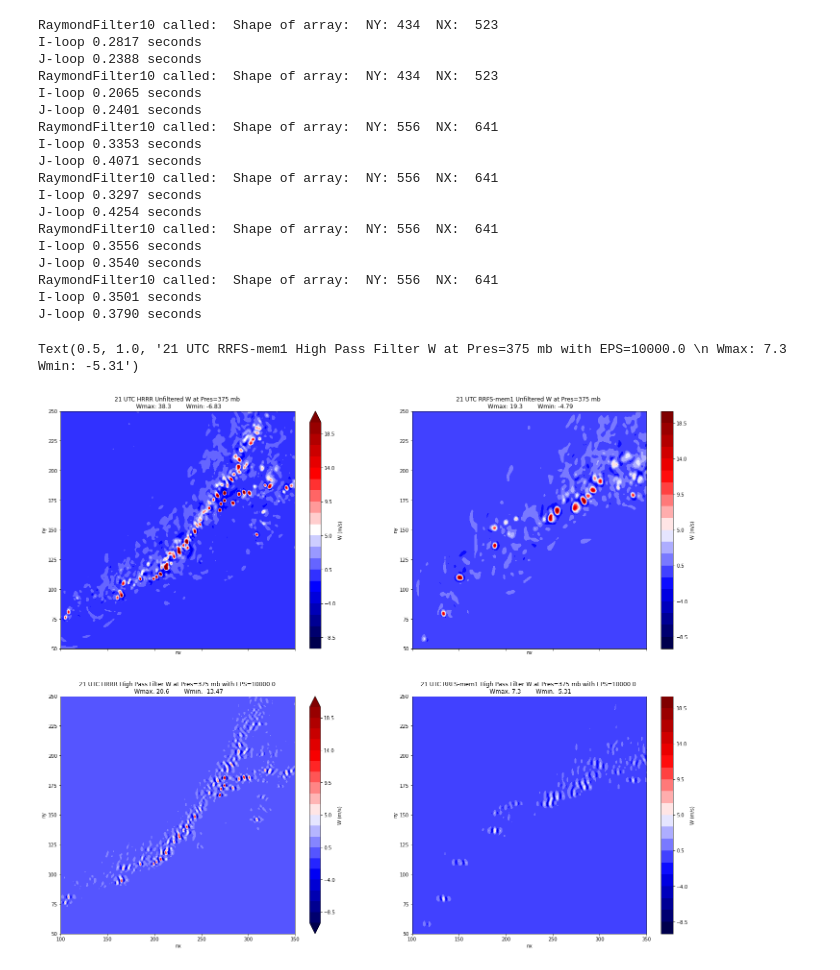
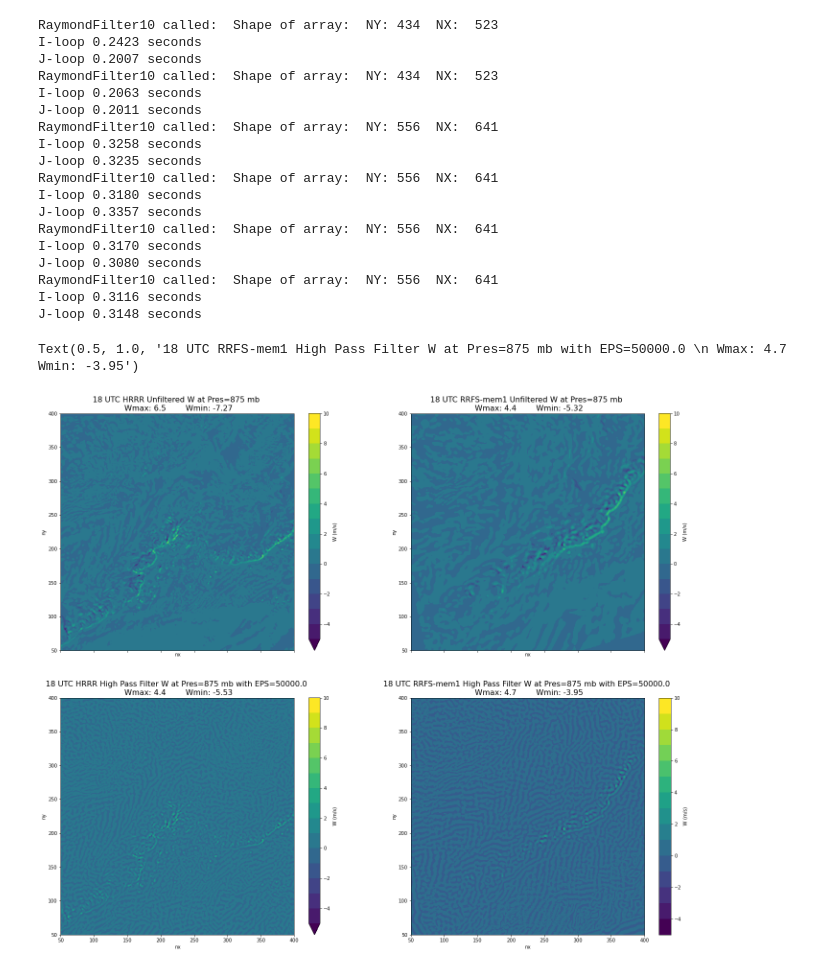
Before and after one commit to louiswicker/my_IPythonNotebooks, a Jupyter notebook: FV3_ARW_tools/filter.ipynb, the cells around one changed output. Saved outputs shown, nothing was run; the diff lists cells and outputs as text; code cells hidden in the pictures.

Commit message:
Fixed bug in 2D filtering - improved some of the plotting for 1 and 2D.

```diff
--- a/FV3_ARW_tools/filter.ipynb
+++ b/FV3_ARW_tools/filter.ipynb
@@ -20,16 +20,14 @@ plevels = np.asarray([100000.,  97500.,  95000.,  92500.,  90000.,  87500.,  850
                         2000.,   1000.,    700.,    500.,    200.])
 nz_new = plevels.shape[0]
 
-vmin = -10.
-vmax = 20.
-
-clevels = np.linspace(vmin, vmax, 21)
-print(clevels)
-
-klevel = 25
+klevel = 5
 plevel = plevels[klevel]
 
-utc = 21
+
+print(plevel)
+
+
+utc = 18
 
 def title_string(time, pres, label, wmax, wmin, eps=None):
     if eps:
@@ -55,7 +52,7 @@ gw_tmp2 = np.zeros_like(gw_tmp)
 
 g.variables['W'][...] = np.nan_to_num(g.W)
 # %%
-eps = 10000.
+eps = 50000.
 
 for k in np.arange(klevel-1,klevel+1):
     # fw_tmp2[k] = RaymondFilter6(fw_tmp[k].transpose(),eps).transpose()
@@ -72,39 +69,58 @@ for k in np.arange(klevel-2,klevel+2):
 gw_tmp2 = g.W.copy(data=(gw_tmp-gw_tmp2))
 # %% [output]
 RaymondFilter10 called:  Shape of array:  NY: 434  NX:  523
-I-loop 0.2817 seconds
-J-loop 0.2388 seconds
+I-loop 0.2423 seconds
+J-loop 0.2007 seconds
 RaymondFilter10 called:  Shape of array:  NY: 434  NX:  523
-I-loop 0.2065 seconds
-J-loop 0.2401 seconds
+I-loop 0.2063 seconds
+J-loop 0.2011 seconds
 RaymondFilter10 called:  Shape of array:  NY: 556  NX:  641
-I-loop 0.3353 seconds
-J-loop 0.4071 seconds
+I-loop 0.3258 seconds
+J-loop 0.3235 seconds
 RaymondFilter10 called:  Shape of array:  NY: 556  NX:  641
-I-loop 0.3297 seconds
-J-loop 0.4254 seconds
+I-loop 0.3180 seconds
+J-loop 0.3357 seconds
 RaymondFilter10 called:  Shape of array:  NY: 556  NX:  641
-I-loop 0.3556 seconds
-J-loop 0.3540 seconds
+I-loop 0.3170 seconds
+J-loop 0.3080 seconds
 RaymondFilter10 called:  Shape of array:  NY: 556  NX:  641
-I-loop 0.3501 seconds
-J-loop 0.3790 seconds
+I-loop 0.3116 seconds
+J-loop 0.3148 seconds
 # %%
 fig, axes = plt.subplots(nrows=2, ncols=2, figsize=(24,20), sharex=True)
+xlim = [50,400]
+ylim = [50,400]
+
+colormap = 'viridis'
+
+if klevel < 10:
+    vmin = -5.
+    vmax = 10.
+    clevels = np.linspace(vmin, vmax, 16)
+else:
+    vmin = -10.
+    vmax = 20.
+    clevels = np.linspace(vmin, vmax, 16)
 
 # Plot the HRRR data
 
-f.W.isel(nz=klevel).plot.contourf(ax=axes[0,0], levels=clevels, xlim=[100,350], ylim=[50,250], center=0.0, cmap='seismic', cbar_kwargs={'label': 'W (m/s)'})
-axes[0,0].set_title(title_string(utc, plevel, 'HRRR Unfiltered W', f.W.isel(nz=klevel).max(), f.W.isel(nz=klevel).min()), fontsize=12)
+f.W.isel(nz=klevel).plot.contourf(ax=axes[0,0], levels=clevels, xlim=xlim, ylim=ylim, cmap=colormap, cbar_kwargs={'label': 'W (m/s)'})
+axes[0,0].set_title(title_string(utc, plevel, 'HRRR Unfiltered W', f.W.isel(nz=klevel).max(), f.W.isel(nz=klevel).min()), fontsize=16)
 
-fw_tmp2.isel(nz=klevel).plot.contourf(ax=axes[1,0], levels=clevels, xlim=[100,350], ylim=[50,250], center=0.0, cmap='seismic', cbar_kwargs={'label': 'W (m/s)'})
-axes[1,0].set_title(title_string(utc, plevel, 'HRRR High Pass Filter W', fw_tmp2.isel(nz=klevel).max(),fw_tmp2.isel(nz=klevel).min(), eps=eps), fontsize=12)
+fw_tmp2.isel(nz=klevel).plot.contourf(ax=axes[1,0], levels=clevels, xlim=xlim, ylim=ylim, cmap=colormap, cbar_kwargs={'label': 'W (m/s)'})
+axes[1,0].set_title(title_string(utc, plevel, 'HRRR High Pass Filter W',
+                    fw_tmp2.isel(nz=klevel,
+                                 nx=np.arange(xlim[0],xlim[1]),
+                                 ny=np.arange(ylim[0],ylim[1])).max(),
+                    fw_tmp2.isel(nz=klevel,
+                                 nx=np.arange(xlim[0],xlim[1]),
+                                 ny=np.arange(ylim[0],ylim[1])).min(), eps=eps), fontsize=16)
 
-g.W.isel(nz=klevel).plot.contourf(ax=axes[0,1], levels=clevels, xlim=[100,350], ylim=[50,250], center=0.0, cmap='seismic', cbar_kwargs={'label': 'W (m/s)'})
-axes[0,1].set_title(title_string(utc, plevel, 'RRFS-mem1 Unfiltered W', g.W.isel(nz=klevel).max(), g.W.isel(nz=klevel).min()), fontsize=12)
+g.W.isel(nz=klevel).plot.contourf(ax=axes[0,1], levels=clevels, xlim=xlim, ylim=ylim, cmap=colormap, cbar_kwargs={'label': 'W (m/s)'})
+axes[0,1].set_title(title_string(utc, plevel, 'RRFS-mem1 Unfiltered W', g.W.isel(nz=klevel, nx=np.arange(0,300)).max(), g.W.isel(nz=klevel).min()), fontsize=16)
 
-gw_tmp2.isel(nz=klevel).plot.contourf(ax=axes[1,1], levels=clevels, xlim=[100,350], ylim=[50,250], center=0.0, cmap='seismic', cbar_kwargs={'label': 'W (m/s)'})
-axes[1,1].set_title(title_string(utc, plevel, 'RRFS-mem1 High Pass Filter W', gw_tmp2.isel(nz=klevel).max(), gw_tmp2.isel(nz=klevel).min(), eps=eps),fontsize=12)
+gw_tmp2.isel(nz=klevel).plot.contourf(ax=axes[1,1], levels=clevels, xlim=xlim, ylim=ylim, cmap=colormap, cbar_kwargs={'label': 'W (m/s)'})
+axes[1,1].set_title(title_string(utc, plevel, 'RRFS-mem1 High Pass Filter W', gw_tmp2.isel(nz=klevel).max(), gw_tmp2.isel(nz=klevel).min(), eps=eps),fontsize=16)
 # %% [output]
-Text(0.5, 1.0, '21 UTC RRFS-mem1 High Pass Filter W at Pres=375 mb with EPS=10000.0 \n Wmax: 7.3        Wmin: -5.31')
+Text(0.5, 1.0, '18 UTC RRFS-mem1 High Pass Filter W at Pres=875 mb with EPS=50000.0 \n Wmax: 4.7        Wmin: -3.95')
-[figure, old version]
+[figure, new version]
```
Also changed, not shown: parts of 1 cell of this notebook, 2 other files.
